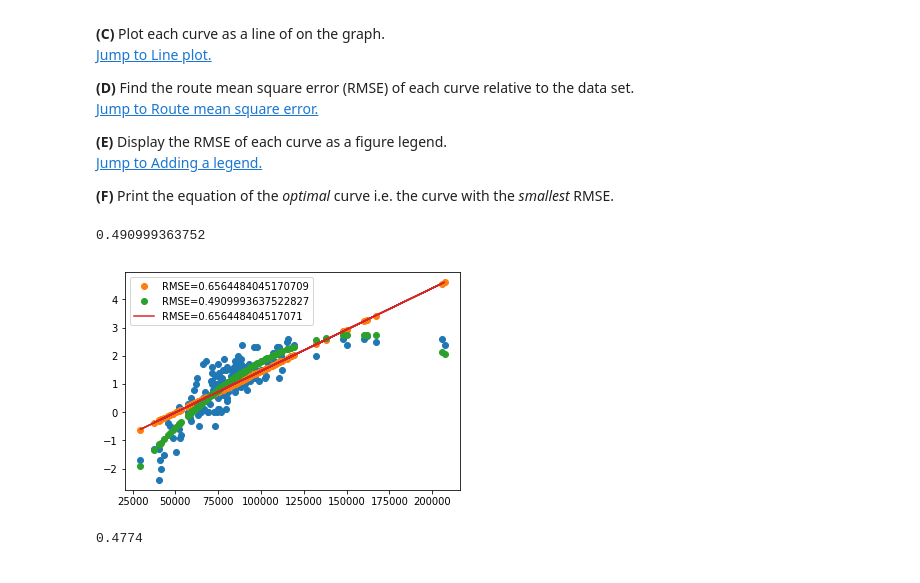
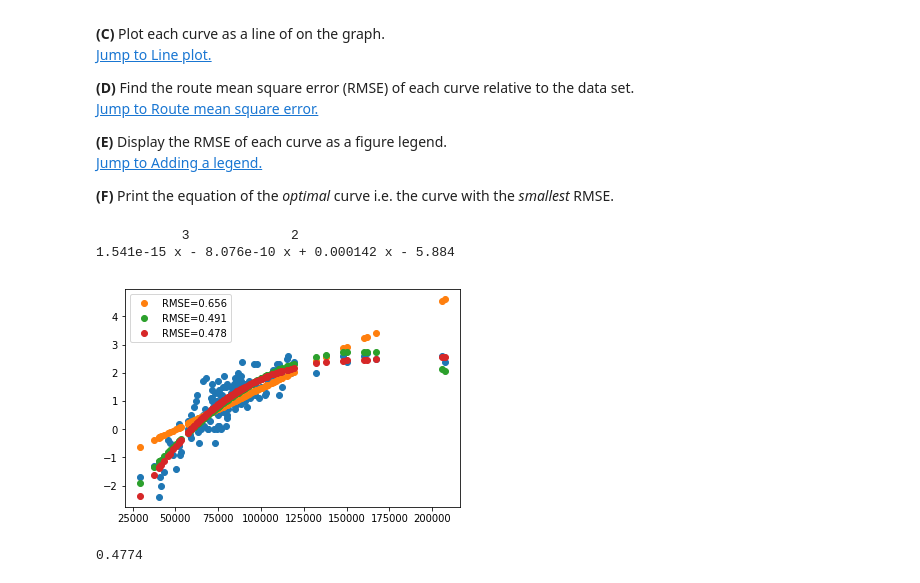
Before and after one commit to Zouhair-Ouaggag/Intro_to_python, a Jupyter notebook: 7_Numerical_computation_with_Numpy.ipynb, the cells around one changed output. Cells and saved outputs as stored; diff of their text form; code cells hidden in the pictures.

```diff
--- a/7_Numerical_computation_with_Numpy.ipynb
+++ b/7_Numerical_computation_with_Numpy.ipynb
@@ -2851,45 +2850,37 @@ __(F)__ Print the equation of the *optimal* curve i.e. the curve with the *small
 # %%
 a = np.array([88438,45505,75127,115571,89911,87432,100083,85589,73104,86890,78580,70785,41050,57610,107537,59262,73038,87891,75368,111638,74911,71599,96774,79667,90725,93816,75859,64969,205688,71500,53098,71250,89615,94747,50400,63673,78257,72785,83015,150000,84699,67191,86298,117705,88935,89643,106678,97894,132164,59387,60684,96151,68794,74559,29430,88362,111792,57205,83651,87518,80129,86801,110761,63274,66143,110694,52590,59994,80460,103589,68298,59056,40294,161848,103100,86354,37428,43307,80792,77368,109159,71538,84783,86250,82900,74728,48597,75549,106942,102167,62708,60630,70273,84918,88693,74141,46627,119112,88260,97262,86095,110472,82734,84761,91715,103292,86339,147993,77560,100625,68094,78250,75426,86138,112344,115000,98846,90499,80029,61959,76779,68833,81026,66361,92737,76692,64974,103869,51951,108854,61038,75938,75346,40639,73156,80067,82322,52353,
               62832,207262,160106,77740,72011,167094,58458,41639,79528,66583,83993,138082,77366])
 b = np.array([1.7,-0.4,0.5,2.6,1.4,1.5,1.5,1.7,-0.5,1.6,0.9,1.1,-1.7,0.3,1.8,0.5,1,1.9,0.1,2,1.7,1,1.2,1.5,1,1.1,1.2,0,2.6,1.4,-0.8,1.6,1.1,1.2,-1.4,-0.5,1.9,0,1.5,2.4,1.5,0.7,1.8,2,2.4,1.6,2,2.3,2,0.1,0.3,2.3,0,0,-1.7,1.9,2,0,0.9,1.3,0.4,1.6,2.3,-0.1,1.7,2.1,-0.9,0.1,1,1.9,0.4,-0.3,-2.4,2.7,1.3,2,-1.3,-1.5,0.7,1.1,2.3,1.1,0.7,0.9,1.1,0.1,-0.9,1.4,2.1,1.2,0.1,0.8,0.3,1.4,1.5,1,-0.5,2.4,0.9,1.5,1.6,1.2,1.3,1.8,0.8,1.8,1.9,2.6,1.5,1.8,1.8,0.6,0.7,1.2,1.5,2.5,1.1,1.6,1.6,1,0,0,1,0.5,1.7,0.6,0.1,1.7,0.2,2.1,0.1,0.9,0.8,-1.3,1.3,0.5,1.5,-0.6,1.2,2.4,2.6,1.1,0.8,2.5,-0.2,-2,0.1,0.1,1.6,2.6,1.2])
 
 #A
 plt.plot(a,b,'o')
 
 #B
-m, c, r_value, p_value, std_err = linregress(a,b)
-lin_fit = m*a+c
+fit1 = np.polyfit(a,b,1)
+fit2 = np.polyfit(a,b,2)
+fit3 = np.polyfit(a,b,3)
 
-c1,c2,c3=np.polyfit(a,b,2)
-poly_fit = np.poly1d([c1,c2,c3])(a)
-
-def linear(x, a, b):
-    return a * x + b
-
-opt,cov = curve_fit(linear,a,b)
-linear_fit = linear(a,*opt)
+x = np.linspace(a[0],a[-1],100)
+yfit1 = np.poly1d(fit1)
+yfit2 = np.poly1d(fit2)
+yfit3 = np.poly1d(fit3)
 
 #D
-# error
-e1 = (lin_fit - b)
-e2 = (poly_fit - b)
-e3 = (linear_fit - b)
-# RMSE
-rmse1 = np.sqrt(np.sum(e1**2)/ len(b))
-rmse2 = np.sqrt(np.sum(e2**2)/ len(b))
-rmse3 = np.sqrt(np.sum(e3**2)/ len(b))
+RMSE1 = round(np.sqrt(np.sum((yfit1(a)-b)**2)/len(b)),3)
+RMSE2 = round(np.sqrt(np.sum((yfit2(a)-b)**2)/len(b)),3)
+RMSE3 = round(np.sqrt(np.sum((yfit3(a)-b)**2)/len(b)),3)
 
-#C,E
-plt.plot(a,lin_fit,'o', label= f"RMSE={rmse1}")
-plt.plot(a,poly_fit,'o', label=f"RMSE={rmse2}")
-plt.plot(a,linear_fit, label=f"RMSE={rmse3}")
+#C
+plt.plot(a,yfit1(a),'o',label=f"RMSE={RMSE1}")
+plt.plot(a,yfit2(a),'o',label=f"RMSE={RMSE2}" )
+plt.plot(a,yfit3(a),'o',label=f"RMSE={RMSE3}")
 plt.legend(loc='best')
 
-#F
-print(np.min([rmse1,rmse2,rmse3]))
+print(yfit3)
 # %% [output]
-0.490999363752
+           3             2
+1.541e-15 x - 8.076e-10 x + 0.000142 x - 5.884
-[figure, old version]
+[figure, new version]
 # %%
 ### Example solution
 
```
Also changed, not shown: parts of 11 cells of this notebook, 51 other files.
